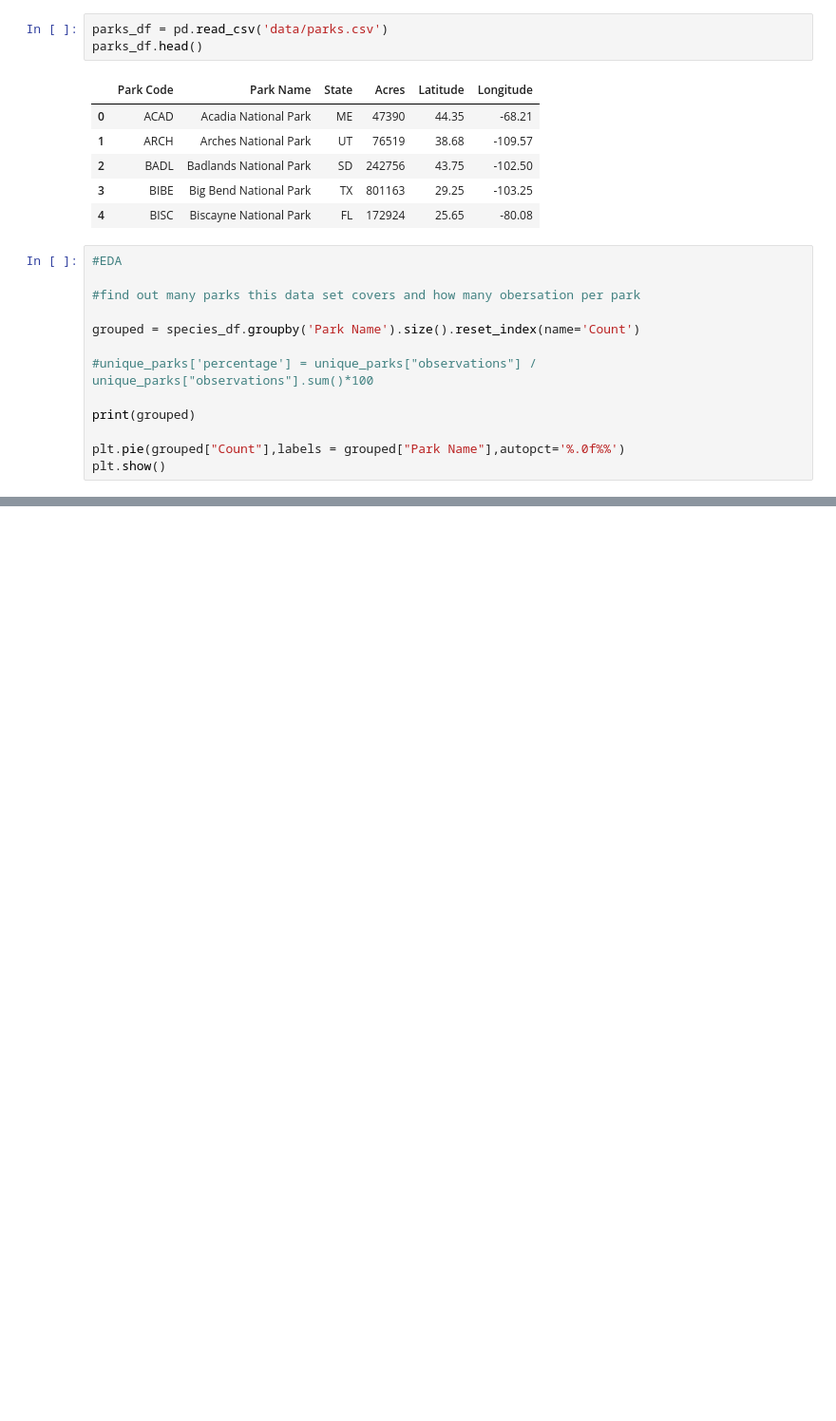
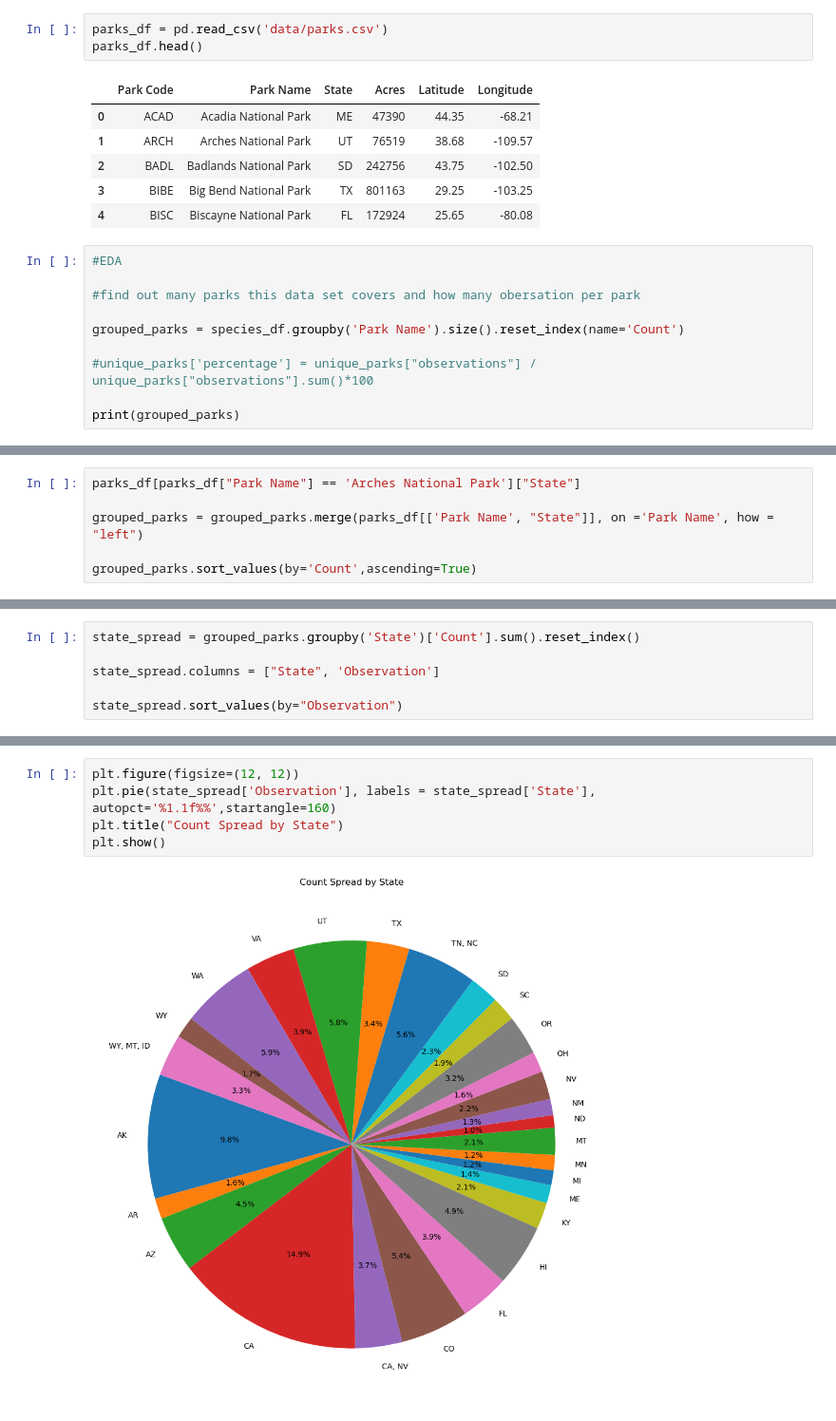
Before and after one commit to Chris-Quan/Biodiversity-in-National-Parks, a Jupyter notebook: main.ipynb, the cells around one changed output, grey strips where cells are left out. Shown: that part at 95% size. Cells and saved outputs as stored; diff of their text form; blank space fills up the shorter version.

```diff
--- a/main.ipynb
+++ b/main.ipynb
@@ -29,14 +29,11 @@ parks_df.head()
 
 #find out many parks this data set covers and how many obersation per park
 
-grouped = species_df.groupby('Park Name').size().reset_index(name='Count')
+grouped_parks = species_df.groupby('Park Name').size().reset_index(name='Count')
 
 #unique_parks['percentage'] = unique_parks["observations"] / unique_parks["observations"].sum()*100
 
-print(grouped)
-
-plt.pie(grouped["Count"],labels = grouped["Park Name"],autopct='%.0f%%')
-plt.show()
+print(grouped_parks)
 # %% [output]
                                          Park Name  Count
 0                             Acadia National Park   1709
@@ -62,0 +60,6 @@ uPark_df = observations_df.apply(lambda x: )
+# %%
+parks_df[parks_df["Park Name"] == 'Arches National Park']["State"]
+
+grouped_parks = grouped_parks.merge(parks_df[['Park Name', "State"]], on ='Park Name', how = "left")
+
+grouped_parks.sort_values(by='Count',ascending=True)
@@ -62,0 +104,6 @@ uPark_df = observations_df.apply(lambda x: )
+# %%
+state_spread = grouped_parks.groupby('State')['Count'].sum().reset_index()
+
+state_spread.columns = ["State", 'Observation']
+
+state_spread.sort_values(by="Observation")
@@ -62,0 +128,7 @@ uPark_df = observations_df.apply(lambda x: )
+# %%
+plt.figure(figsize=(12, 12))
+plt.pie(state_spread['Observation'], labels = state_spread['State'], autopct='%1.1f%%',startangle=160)
+plt.title("Count Spread by State")
+plt.show()
+# %% [output]
+[figure, added]
```
Also changed, not shown: parts of 6 cells of this notebook.
